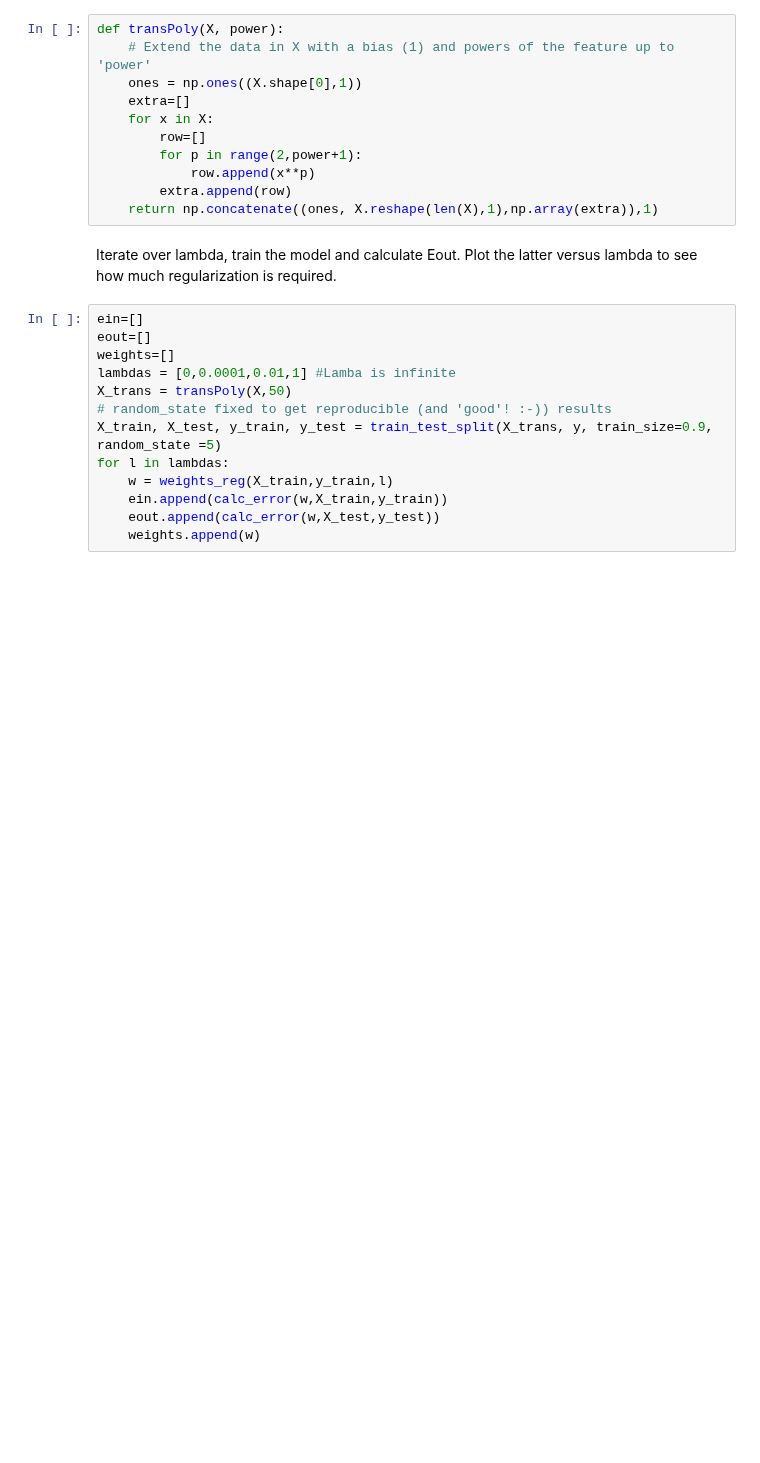
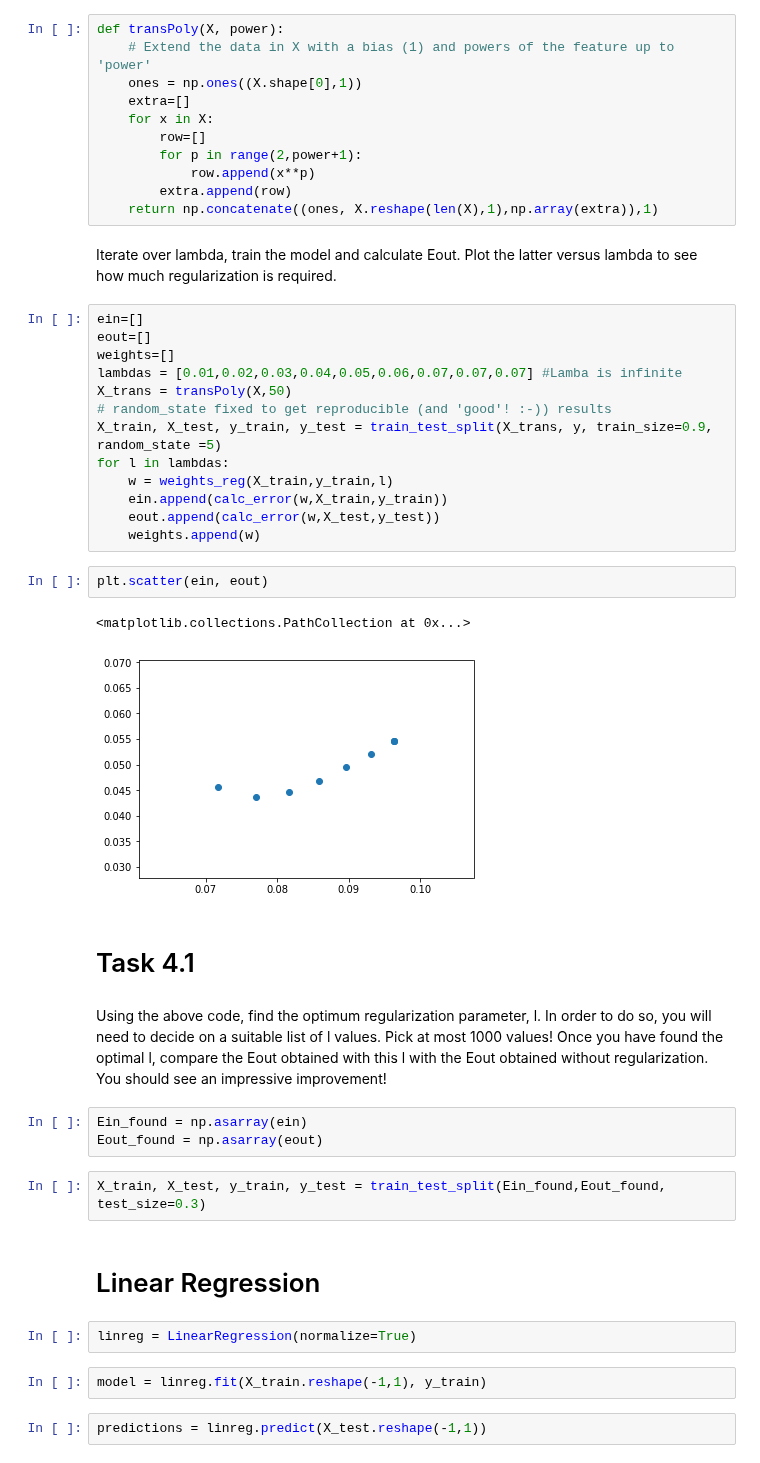
Before and after one commit to vipulpopat/MSCAI_Sem1_Etivity4, a Jupyter notebook: Etivity4_18203485CE6002.ipynb, the cells around one changed output. Drawn from its saved outputs; the diff is of its cells as text; blank space fills up the shorter version.

Commit message:
WIP 1503190928
WIP 1503190928
Task 1,2
Task 3 WIP
Task 4,5,6 Investigate

```diff
--- a/Etivity4_18203485CE6002.ipynb
+++ b/Etivity4_18203485CE6002.ipynb
@@ -82,7 +85,7 @@ Iterate over lambda, train the model and calculate Eout. Plot the latter versus
 ein=[]
 eout=[]
 weights=[]
-lambdas = [0,0.0001,0.01,1] #Lamba is infinite
+lambdas = [0.01,0.02,0.03,0.04,0.05,0.06,0.07,0.07,0.07] #Lamba is infinite
 X_trans = transPoly(X,50)
 # random_state fixed to get reproducible (and 'good'! :-)) results
 X_train, X_test, y_train, y_test = train_test_split(X_trans, y, train_size=0.9, random_state =5)
@@ -91,3 +94,25 @@ for l in lambdas:
     ein.append(calc_error(w,X_train,y_train))
     eout.append(calc_error(w,X_test,y_test))
     weights.append(w)
+# %%
+plt.scatter(ein, eout)
+# %% [output]
+<matplotlib.collections.PathCollection at 0x...>
+[figure, added]
+# %% [markdown]
+# Task 4.1
+# %% [markdown]
+Using the above code, find the optimum regularization parameter, l. In order to do so, you will need to decide on a suitable list of l values. Pick at most 1000 values! Once you have found the optimal l, compare the Eout obtained with this l with the Eout obtained without regularization. You should see an impressive improvement!
+# %%
+Ein_found = np.asarray(ein)
+Eout_found = np.asarray(eout)
+# %%
+X_train, X_test, y_train, y_test = train_test_split(Ein_found,Eout_found, test_size=0.3)
+# %% [markdown]
+# Linear Regression
+# %%
+linreg = LinearRegression(normalize=True)
+# %%
+model = linreg.fit(X_train.reshape(-1,1), y_train)
+# %%
+predictions = linreg.predict(X_test.reshape(-1,1))
```
Also changed, not shown: parts of 28 cells of this notebook.
